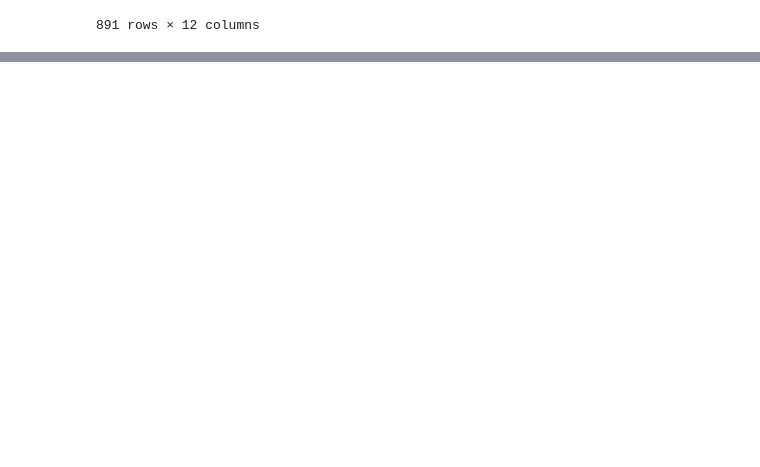
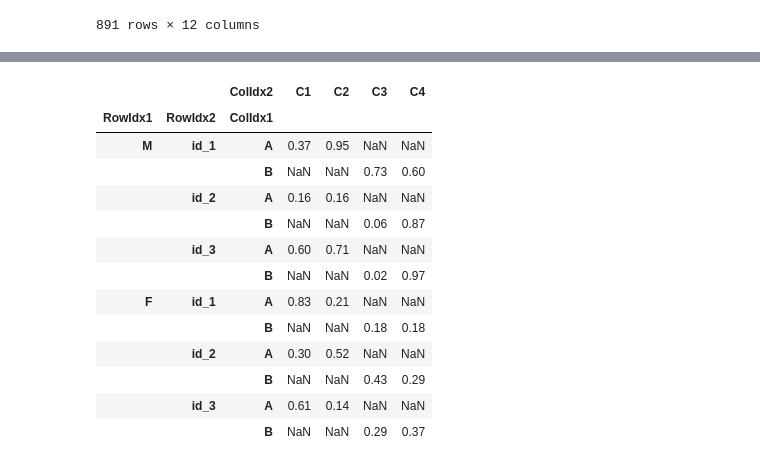
Before and after one commit to inwookbaek/20230823_04.python, a Jupyter notebook: supplement/02.pandas.ipynb, the cells around one changed output, grey strips where cells are left out. Saved outputs shown, nothing was run; the diff lists cells and outputs as text; code cells hidden in the pictures; blank space fills up the shorter version.

```diff
--- a/supplement/02.pandas.ipynb
+++ b/supplement/02.pandas.ipynb
@@ -506,0 +832,12 @@ df
+# %%
+# 다중인엑스 - 행
+np.random.seed(42)
+df4 = pd.DataFrame(np.round(np.random.rand(6, 4), 2)
+                  , index =[['M','M','M','F','F','F']
+                           ,['id_' + str(i+1) for i in range(3)] * 2]
+                  , columns=[["A", 'A', 'B', 'B'], ['C1','C2','C3','C4']])
+
+# 행인덱스와 열인덱스설정
+df4.columns.names = ["ColIdx1", 'ColIdx2']
+df4.index.names = ["RowIdx1", 'RowIdx2']
+df4
@@ -506,0 +854,19 @@ df
+# %%
+# 행인덱스와 열인덱스를 교환하기
+# stack(열인덱스 -> 행인덱스), unstack(행인덱스 -> 열인덱스)
+df4.stack("ColIdx1")
+# %% [output]
+|  |  | ColIdx2 | C1 | C2 | C3 | C4 |
+| RowIdx1 | RowIdx2 | ColIdx1 |  |  |  |  |
+| M | id_1 | A | 0.37 | 0.95 | NaN | NaN |
+|  |  | B | NaN | NaN | 0.73 | 0.60 |
+|  | id_2 | A | 0.16 | 0.16 | NaN | NaN |
+|  |  | B | NaN | NaN | 0.06 | 0.87 |
+|  | id_3 | A | 0.60 | 0.71 | NaN | NaN |
+|  |  | B | NaN | NaN | 0.02 | 0.97 |
+| F | id_1 | A | 0.83 | 0.21 | NaN | NaN |
+|  |  | B | NaN | NaN | 0.18 | 0.18 |
+|  | id_2 | A | 0.30 | 0.52 | NaN | NaN |
+|  |  | B | NaN | NaN | 0.43 | 0.29 |
+|  | id_3 | A | 0.61 | 0.14 | NaN | NaN |
+|  |  | B | NaN | NaN | 0.29 | 0.37 |
```
Also changed, not shown: parts of 140 cells of this notebook.
